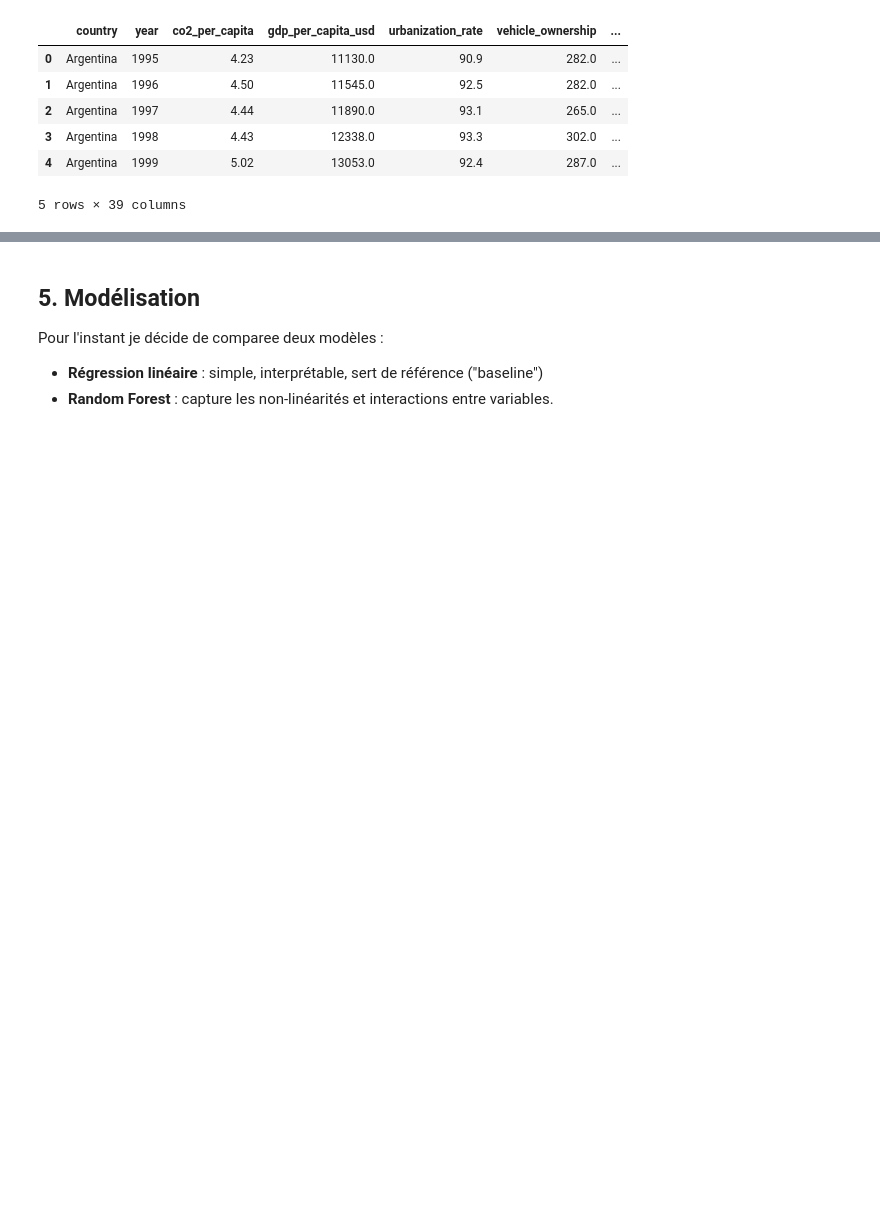
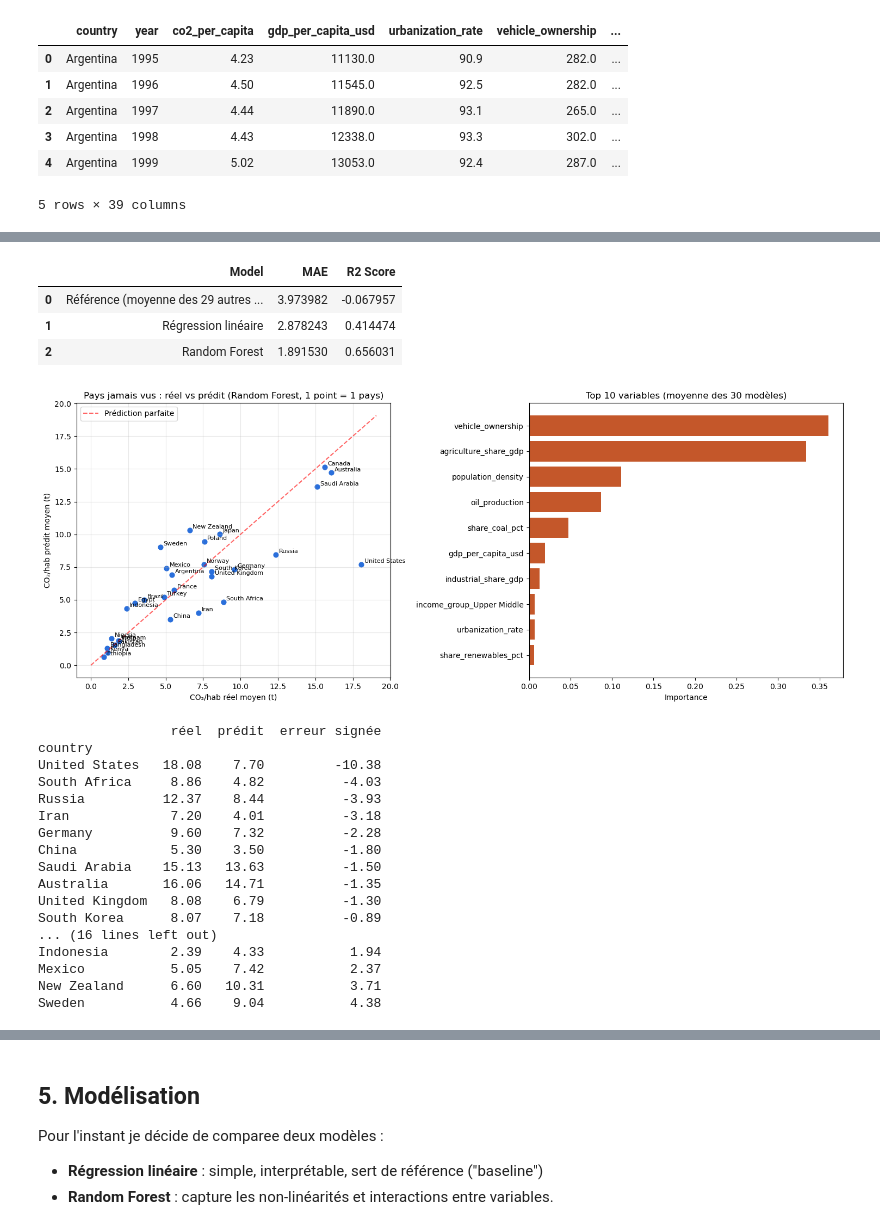
Before and after one commit to julietteboron/DESU_projet, a Jupyter notebook: Climat_DM_clean.ipynb, the cells around one changed output, grey strips where cells are left out. Cells and saved outputs as stored; diff of their text form; code cells hidden in the pictures; blank space fills up the shorter version.

```diff
--- a/Climat_DM_clean.ipynb
+++ b/Climat_DM_clean.ipynb
@@ -365,0 +434,80 @@ Test:  240 lignes
+# %%
+from sklearn.model_selection import LeaveOneGroupOut
+from sklearn.linear_model import LinearRegression
+from sklearn.ensemble import RandomForestRegressor
+from sklearn.metrics import mean_absolute_error, r2_score
+
+# Mêmes lignes que df_model (1995-2024), mais uniquement les variables de l'année courante :
+# on veut savoir si le PROFIL d'un pays suffit à prédire son CO2/hab, sans aucun historique
+X_cs = pd.get_dummies(df_model[feature_cols + cat_cols], columns=cat_cols, dtype=float)
+y_cs = df_model[target].values
+groups_cs = df_model['country'].values
+
+# Validation croisée "un pays de côté" : entraînement sur 29 pays, prédiction du 30e, 30 fois
+pred_cs = {name: np.zeros(len(y_cs)) for name in ['Référence (moyenne des 29 autres pays)', 'Régression linéaire', 'Random Forest']}
+importances_cs = np.zeros(X_cs.shape[1])
+for tr, te in LeaveOneGroupOut().split(X_cs, y_cs, groups_cs):
+    pred_cs['Référence (moyenne des 29 autres pays)'][te] = y_cs[tr].mean()
+    pred_cs['Régression linéaire'][te] = LinearRegression().fit(X_cs.iloc[tr], y_cs[tr]).predict(X_cs.iloc[te])
+    rf_cs = RandomForestRegressor(n_estimators=300, max_depth=8, random_state=42, n_jobs=-1)   # mêmes réglages qu'en section 5
+    rf_cs.fit(X_cs.iloc[tr], y_cs[tr])
+    pred_cs['Random Forest'][te] = rf_cs.predict(X_cs.iloc[te])
+    importances_cs += rf_cs.feature_importances_ / len(set(groups_cs))
+
+results_cs = pd.DataFrame([{'Model': name, 'MAE': mean_absolute_error(y_cs, p), 'R2 Score': r2_score(y_cs, p)}
+                           for name, p in pred_cs.items()])
+display(results_cs)
+
+# Erreur moyenne par pays (Random Forest)
+err_pays_cs = pd.DataFrame({'country': groups_cs, 'réel': y_cs, 'prédit': pred_cs['Random Forest']})\
+    .groupby('country').mean()
+err_pays_cs['erreur signée'] = err_pays_cs['prédit'] - err_pays_cs['réel']
+
+fig, axes = plt.subplots(1, 2, figsize=(15, 6))
+
+# 1) Réel vs prédit : 1 point = 1 pays (moyenne sur 1995-2024)
+ax = axes[0]
+ax.scatter(err_pays_cs['réel'], err_pays_cs['prédit'], color='#2a6fdb', s=40)
+for pays, row in err_pays_cs.iterrows():
+    ax.annotate(pays, (row['réel'], row['prédit']), fontsize=8, xytext=(4, 2), textcoords='offset points')
+lim = [0, err_pays_cs[['réel', 'prédit']].max().max() + 1]
+ax.plot(lim, lim, 'r--', alpha=0.6, label='Prédiction parfaite')
+ax.set_xlabel('CO₂/hab réel moyen (t)')
+ax.set_ylabel('CO₂/hab prédit moyen (t)')
+ax.set_title('Pays jamais vus : réel vs prédit (Random Forest, 1 point = 1 pays)')
+ax.legend()
+ax.grid(alpha=0.3)
+
+# 2) Importance des variables (moyenne sur les 30 modèles)
+imp_cs = pd.Series(importances_cs, index=X_cs.columns).sort_values().tail(10)
+axes[1].barh(imp_cs.index, imp_cs.values, color='#c4572a')
+axes[1].set_title('Top 10 variables (moyenne des 30 modèles)')
+axes[1].set_xlabel('Importance')
+
+plt.tight_layout()
+plt.show()
+
+print(err_pays_cs.sort_values('erreur signée').round(2))
+# %% [output]
+|  | Model | MAE | R2 Score |
+| 0 | Référence (moyenne des 29 autres ... | 3.973982 | -0.067957 |
+| 1 | Régression linéaire | 2.878243 | 0.414474 |
+| 2 | Random Forest | 1.891530 | 0.656031 |
+[figure, added]
+                 réel  prédit  erreur signée
+country
+United States   18.08    7.70         -10.38
+South Africa     8.86    4.82          -4.03
+Russia          12.37    8.44          -3.93
+Iran             7.20    4.01          -3.18
+Germany          9.60    7.32          -2.28
+China            5.30    3.50          -1.80
+Saudi Arabia    15.13   13.63          -1.50
+Australia       16.06   14.71          -1.35
+United Kingdom   8.08    6.79          -1.30
+South Korea      8.07    7.18          -0.89
+... (16 lines left out)
+Indonesia        2.39    4.33           1.94
+Mexico           5.05    7.42           2.37
+New Zealand      6.60   10.31           3.71
+Sweden           4.66    9.04           4.38
```
Also changed, not shown: parts of 25 cells of this notebook.
